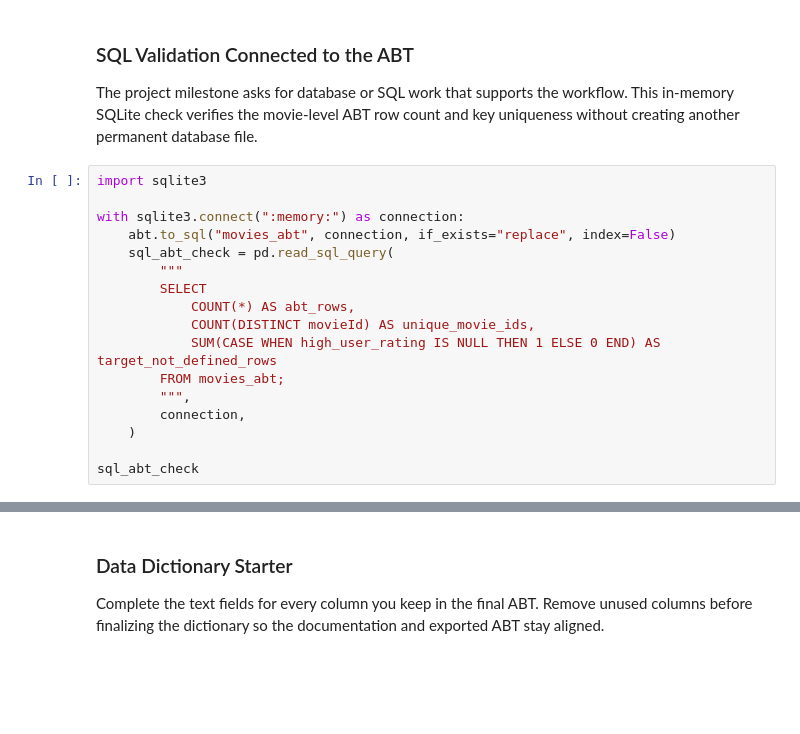
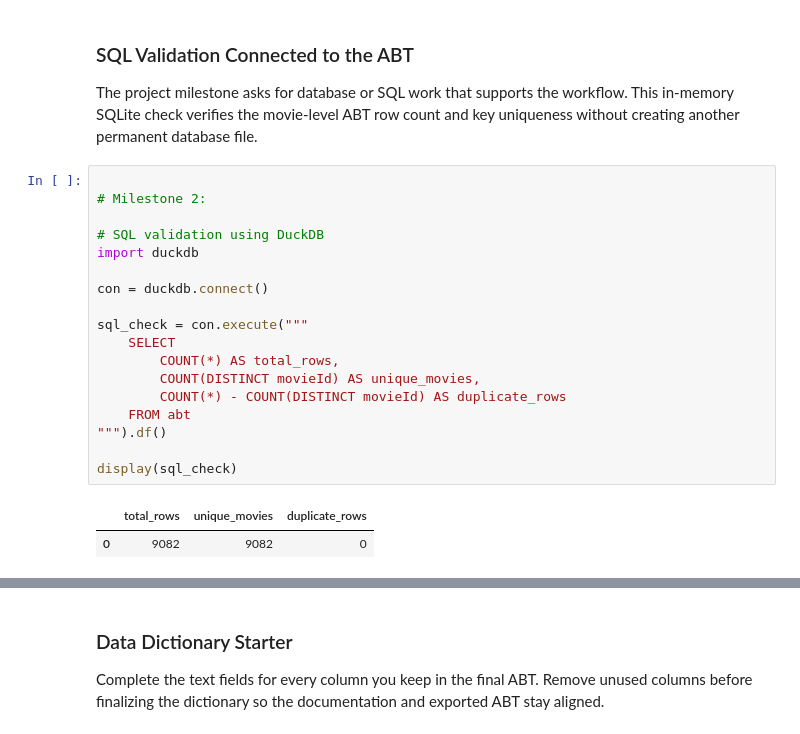
Before and after one commit to alexcalderonn/ban6003-FINAL-PROJECT-alexcalderon, a Jupyter notebook: notebooks/movies_project_starter.ipynb, the cells around one changed output, grey strips where cells are left out. Cells and saved outputs as stored; diff of their text form; blank space fills up the shorter version.

```diff
--- a/notebooks/movies_project_starter.ipynb
+++ b/notebooks/movies_project_starter.ipynb
@@ -730,20 +935,24 @@ Preliminary ABT shape: (9082, 32)
 ### SQL Validation Connected to the ABT
 
 The project milestone asks for database or SQL work that supports the workflow. This in-memory SQLite check verifies the movie-level ABT row count and key uniqueness without creating another permanent database file.
-# %%
-import sqlite3
-
-with sqlite3.connect(":memory:") as connection:
-    abt.to_sql("movies_abt", connection, if_exists="replace", index=False)
-    sql_abt_check = pd.read_sql_query(
-        """
-        SELECT
-            COUNT(*) AS abt_rows,
-            COUNT(DISTINCT movieId) AS unique_movie_ids,
-            SUM(CASE WHEN high_user_rating IS NULL THEN 1 ELSE 0 END) AS target_not_defined_rows
-        FROM movies_abt;
-        """,
-        connection,
-    )
-
-sql_abt_check
+# %%
+
+# Milestone 2:
+
+# SQL validation using DuckDB
+import duckdb
+
+con = duckdb.connect()
+
+sql_check = con.execute("""
+    SELECT
+        COUNT(*) AS total_rows,
+        COUNT(DISTINCT movieId) AS unique_movies,
+        COUNT(*) - COUNT(DISTINCT movieId) AS duplicate_rows
+    FROM abt
+""").df()
+
+display(sql_check)
+# %% [output]
+|  | total_rows | unique_movies | duplicate_rows |
+| 0 | 9082 | 9082 | 0 |
```
Also changed, not shown: parts of 10 cells of this notebook, 1 other file.
